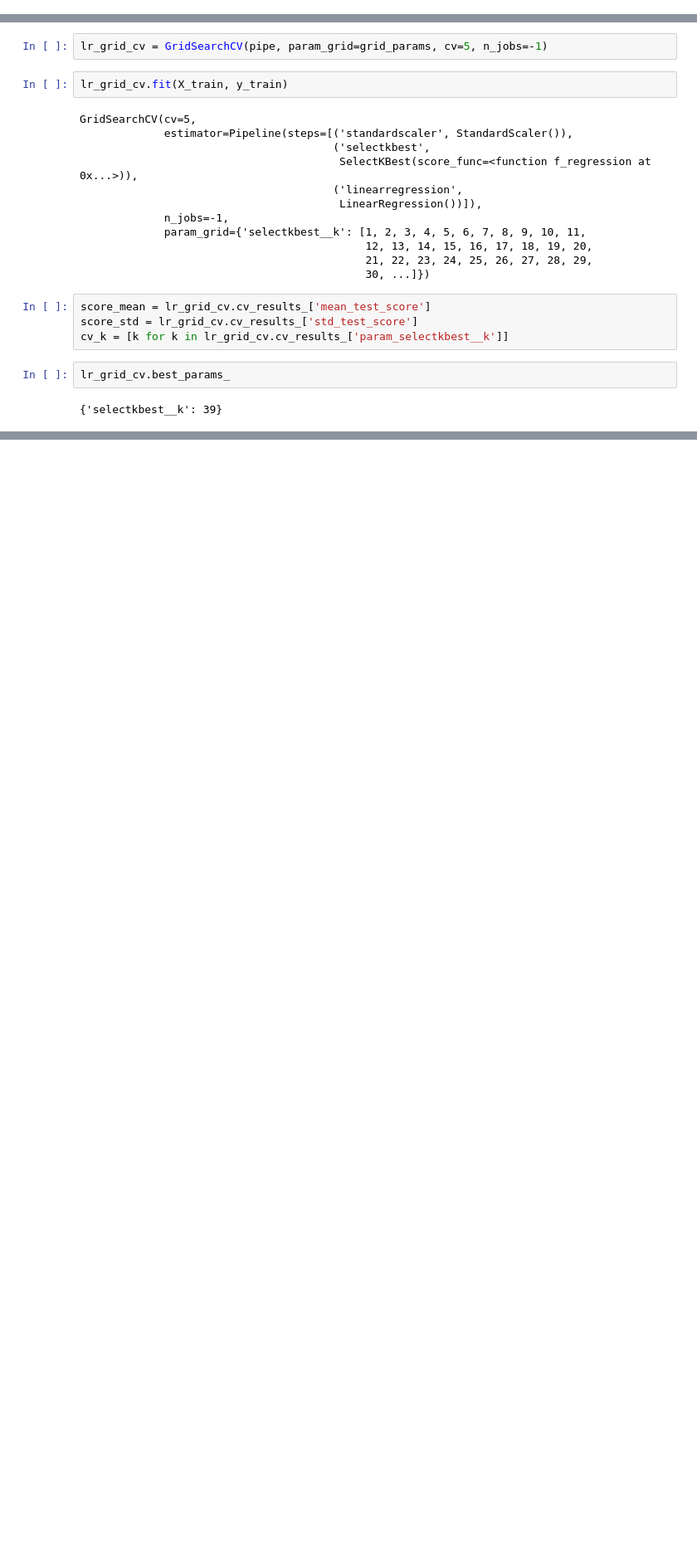
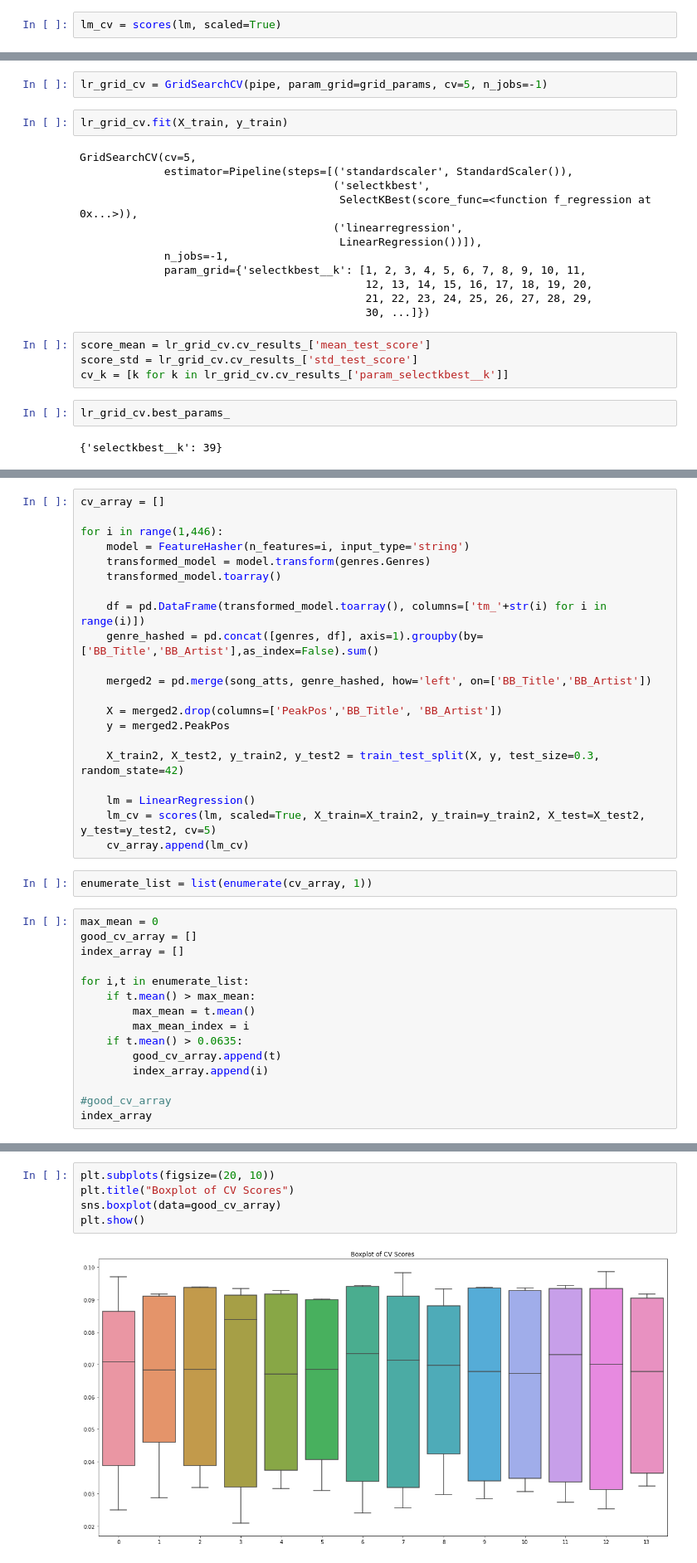
Before and after one commit to JelicaB/BillboardSongAnalysis, a Jupyter notebook: notebooks/4.0-JB-Preprocessing-and-Training.ipynb, the cells around one changed output, grey strips where cells are left out. Shown at 83% size. Cells and saved outputs as stored; diff of their text form; blank space fills up the shorter version.

```diff
--- a/notebooks/4.0-JB-Preprocessing-and-Training.ipynb
+++ b/notebooks/4.0-JB-Preprocessing-and-Training.ipynb
@@ -202 +222,3 @@ mean_squared_error(y_train, y_tr_pred), mean_squared_error(y_test, y_te_pred)
+# %%
+lm_cv = scores(lm, scaled=True)
 # %% [markdown]
@@ -289,0 +301,38 @@ plt.title('Pipeline mean CV score (error bars +/- 1sd)');
+# %%
+cv_array = []
+
+for i in range(1,446):
+    model = FeatureHasher(n_features=i, input_type='string')
+    transformed_model = model.transform(genres.Genres)
+    transformed_model.toarray()
+
+    df = pd.DataFrame(transformed_model.toarray(), columns=['tm_'+str(i) for i in range(i)])
+    genre_hashed = pd.concat([genres, df], axis=1).groupby(by=['BB_Title','BB_Artist'],as_index=False).sum()
+
+    merged2 = pd.merge(song_atts, genre_hashed, how='left', on=['BB_Title','BB_Artist'])
+
+    X = merged2.drop(columns=['PeakPos','BB_Title', 'BB_Artist'])
+    y = merged2.PeakPos
+
+    X_train2, X_test2, y_train2, y_test2 = train_test_split(X, y, test_size=0.3, random_state=42)
+
+    lm = LinearRegression()
+    lm_cv = scores(lm, scaled=True, X_train=X_train2, y_train=y_train2, X_test=X_test2, y_test=y_test2, cv=5)
+    cv_array.append(lm_cv)
+# %%
+enumerate_list = list(enumerate(cv_array, 1))
+# %%
+max_mean = 0
+good_cv_array = []
+index_array = []
+
+for i,t in enumerate_list:
+    if t.mean() > max_mean:
+        max_mean = t.mean()
+        max_mean_index = i
+    if t.mean() > 0.0635:
+        good_cv_array.append(t)
+        index_array.append(i)
+
+#good_cv_array
+index_array
@@ -289,0 +345,7 @@ plt.title('Pipeline mean CV score (error bars +/- 1sd)');
+# %%
+plt.subplots(figsize=(20, 10))
+plt.title("Boxplot of CV Scores")
+sns.boxplot(data=good_cv_array)
+plt.show()
+# %% [output]
+[figure, added]
```
Also changed, not shown: parts of 54 cells of this notebook.
